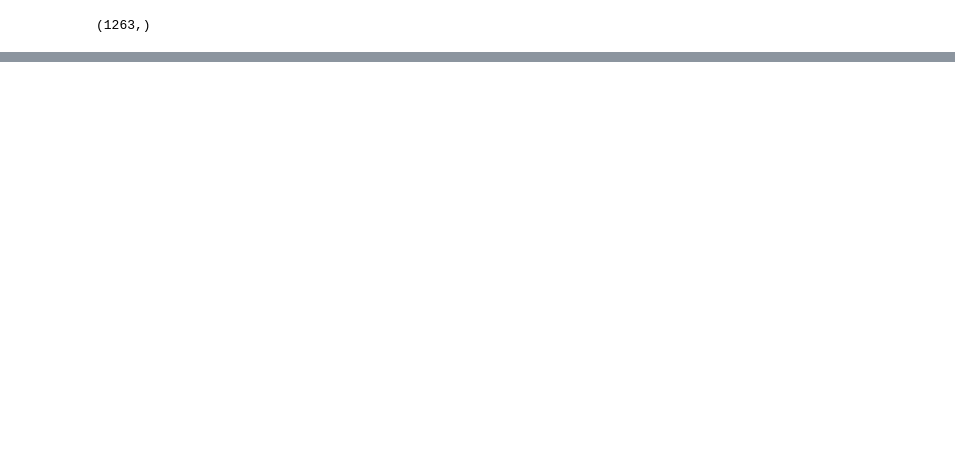
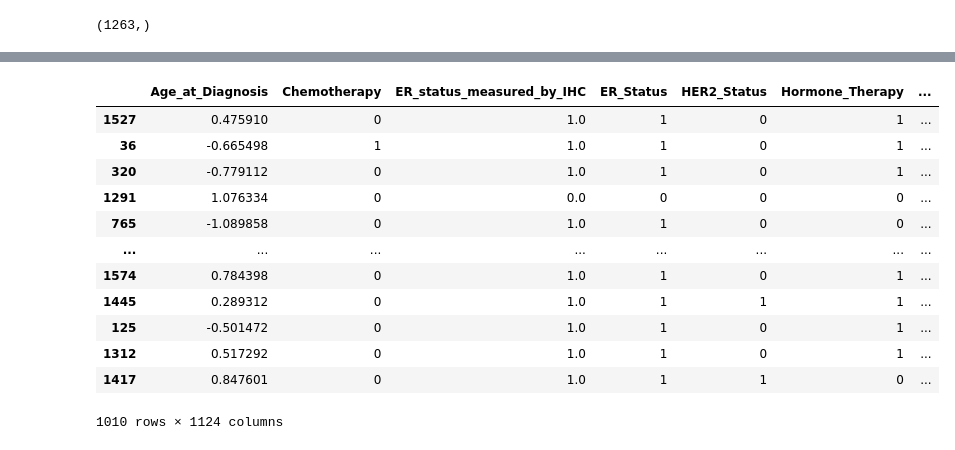
Before and after one commit to caitlynmn/BIOSTAT824_Final_Project, a Jupyter notebook: Data/Data_Cleaning.ipynb, the cells around one changed output, grey strips where cells are left out. Drawn from its saved outputs; the diff is of its cells as text; code cells hidden in the pictures; blank space fills up the shorter version.

Commit message:
Standardized the x dataset

```diff
--- a/Data/Data_Cleaning.ipynb
+++ b/Data/Data_Cleaning.ipynb
@@ -150,2 +155,29 @@ print(X_test.shape), print(y_test.shape)
 (127,)
 (None, None)
+# %%
+def scaling_fun(df):
+    scaled_features = df.copy()
+    col_names = ["Age_at_Diagnosis", "Lymph_nodes_examined_positive", "Mutation_Count","Nottingham_prognostic_index", \
+        "Relapse_Free_Status__Months_", "TMB__nonsynonymous_", "Tumor_Size"]
+    features = scaled_features[col_names]
+    scaler = StandardScaler().fit(features.values)
+    features = scaler.transform(features.values)
+    scaled_features[col_names] = features
+    return scaled_features
+# %%
+X_train_scaled = scaling_fun(X_train)
+X_train_scaled
+# %% [output]
+|  | Age_at_Diagnosis | Chemotherapy | ER_status_measured_by_IHC | ER_Status | HER2_Status | Hormone_Therapy | ... |
+| 1527 | 0.475910 | 0 | 1.0 | 1 | 0 | 1 | ... |
+| 36 | -0.665498 | 1 | 1.0 | 1 | 0 | 1 | ... |
+| 320 | -0.779112 | 0 | 1.0 | 1 | 0 | 1 | ... |
+| 1291 | 1.076334 | 0 | 0.0 | 0 | 0 | 0 | ... |
+| 765 | -1.089858 | 0 | 1.0 | 1 | 0 | 0 | ... |
+| ... | ... | ... | ... | ... | ... | ... | ... |
+| 1574 | 0.784398 | 0 | 1.0 | 1 | 0 | 1 | ... |
+| 1445 | 0.289312 | 0 | 1.0 | 1 | 1 | 1 | ... |
+| 125 | -0.501472 | 0 | 1.0 | 1 | 0 | 1 | ... |
+| 1312 | 0.517292 | 0 | 1.0 | 1 | 0 | 1 | ... |
+| 1417 | 0.847601 | 0 | 1.0 | 1 | 1 | 0 | ... |
+1010 rows × 1124 columns
```
Also changed, not shown: parts of 8 cells of this notebook, 5 other files.
